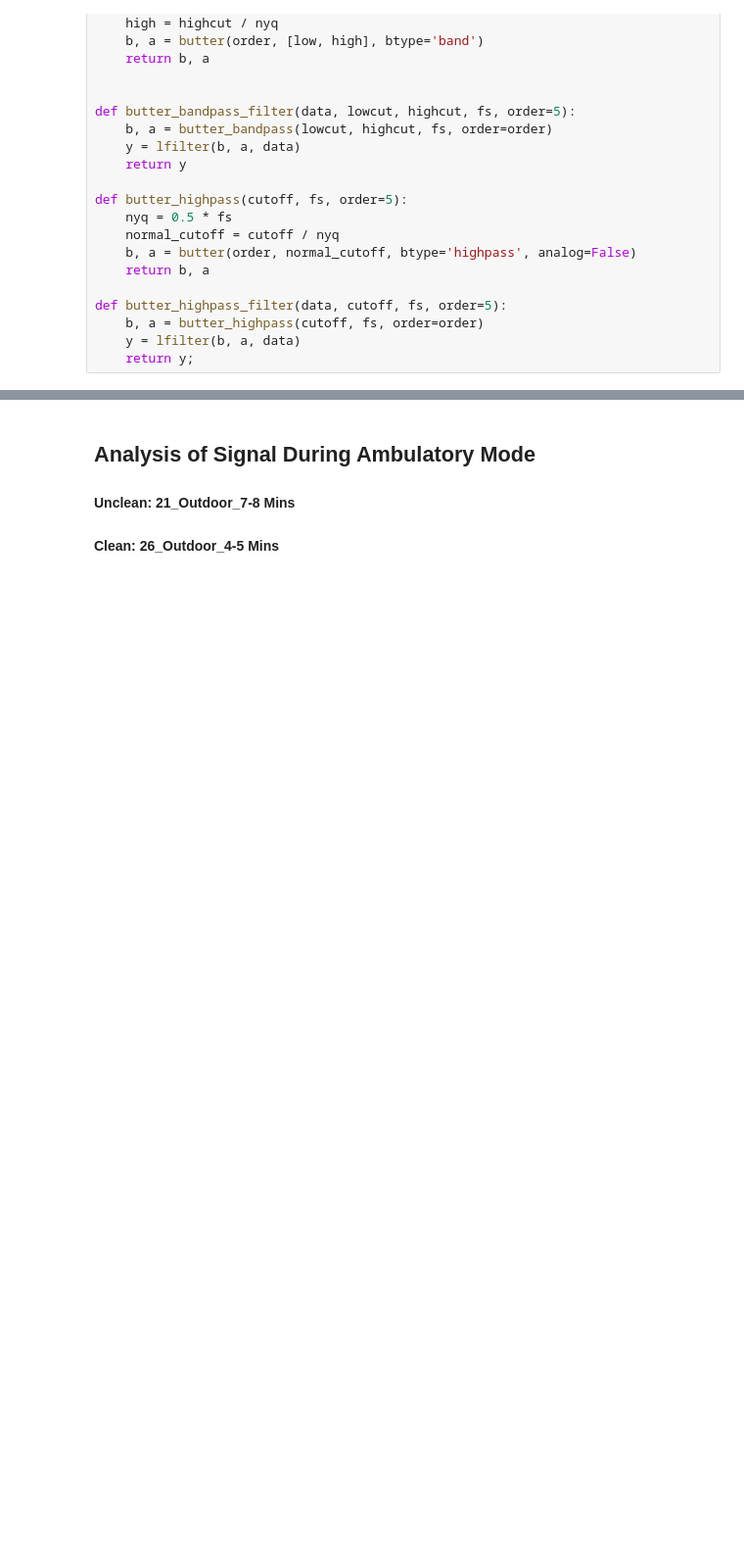
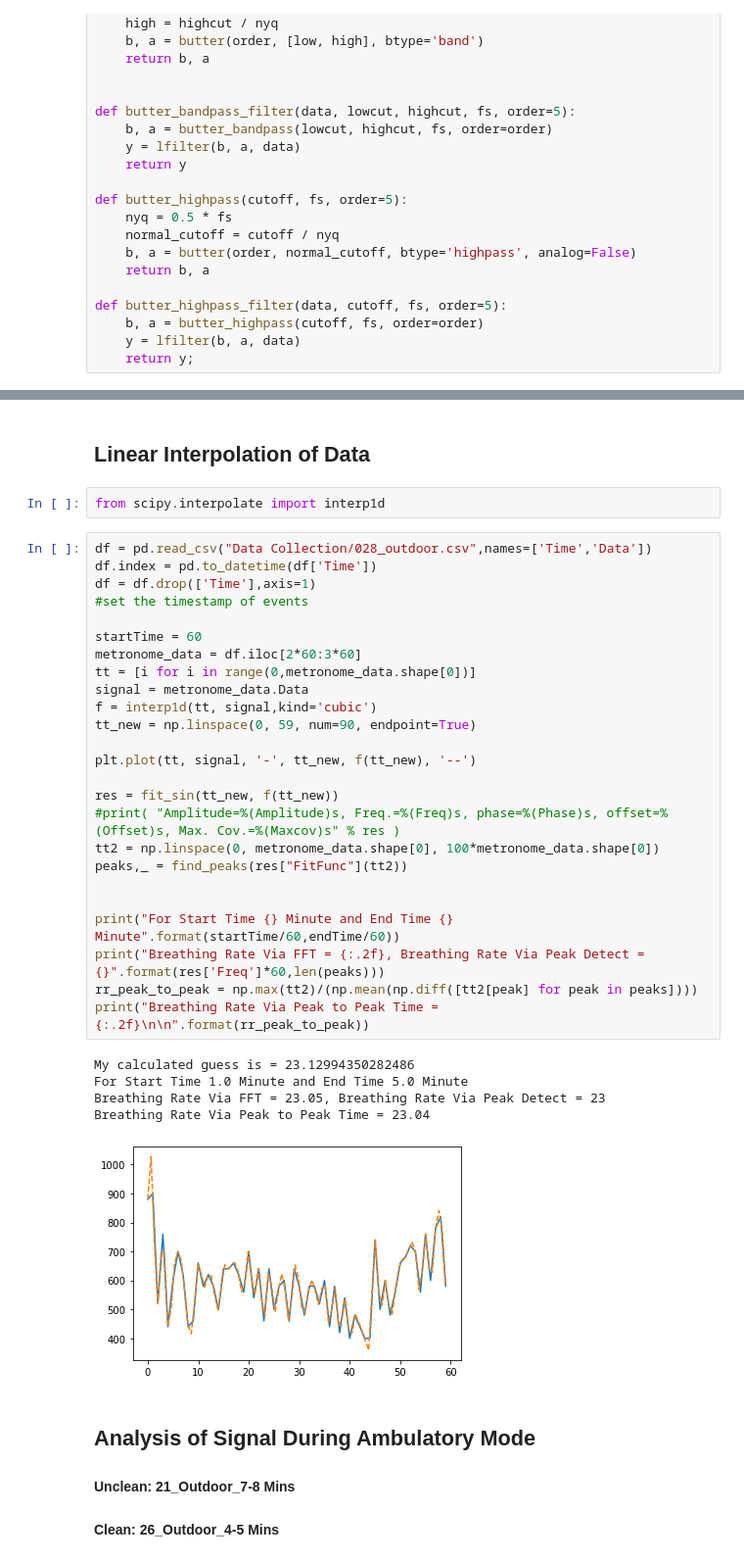
Before and after one commit to rishi-a/SpiroMask, a Jupyter notebook: CO2_Sensing/quick_fit_test.ipynb, the cells around one changed output, grey strips where cells are left out. Shown at 98% size. Cells and saved outputs as stored; diff of their text form; blank space fills up the shorter version.

```diff
--- a/CO2_Sensing/quick_fit_test.ipynb
+++ b/CO2_Sensing/quick_fit_test.ipynb
@@ -157,3 +178,38 @@ Breathing Rate Via Peak to Peak Time = 16.03
+# %% [markdown]
+## Linear Interpolation of Data
+# %%
+from scipy.interpolate import interp1d
+# %%
+df = pd.read_csv("Data Collection/028_outdoor.csv",names=['Time','Data'])
+df.index = pd.to_datetime(df['Time'])
+df = df.drop(['Time'],axis=1)
+#set the timestamp of events
+
+startTime = 60
+metronome_data = df.iloc[2*60:3*60]
+tt = [i for i in range(0,metronome_data.shape[0])]
+signal = metronome_data.Data
+f = interp1d(tt, signal,kind='cubic')
+tt_new = np.linspace(0, 59, num=90, endpoint=True)
+
+plt.plot(tt, signal, '-', tt_new, f(tt_new), '--')
+
+res = fit_sin(tt_new, f(tt_new))
+#print( "Amplitude=%(Amplitude)s, Freq.=%(Freq)s, phase=%(Phase)s, offset=%(Offset)s, Max. Cov.=%(Maxcov)s" % res )
+tt2 = np.linspace(0, metronome_data.shape[0], 100*metronome_data.shape[0])
+peaks,_ = find_peaks(res["FitFunc"](tt2))
+
+
+print("For Start Time {} Minute and End Time {} Minute".format(startTime/60,endTime/60))
+print("Breathing Rate Via FFT = {:.2f}, Breathing Rate Via Peak Detect = {}".format(res['Freq']*60,len(peaks)))
+rr_peak_to_peak = np.max(tt2)/(np.mean(np.diff([tt2[peak] for peak in peaks])))
+print("Breathing Rate Via Peak to Peak Time = {:.2f}\n\n".format(rr_peak_to_peak))
+# %% [output]
+My calculated guess is = 23.12994350282486
+For Start Time 1.0 Minute and End Time 5.0 Minute
+Breathing Rate Via FFT = 23.05, Breathing Rate Via Peak Detect = 23
+Breathing Rate Via Peak to Peak Time = 23.04
+[figure, added]
 # %% [markdown]
 ## Analysis of Signal During Ambulatory Mode
 #### Unclean: 21_Outdoor_7-8 Mins
```
Also changed, not shown: parts of 8 cells of this notebook, 15 other files.
